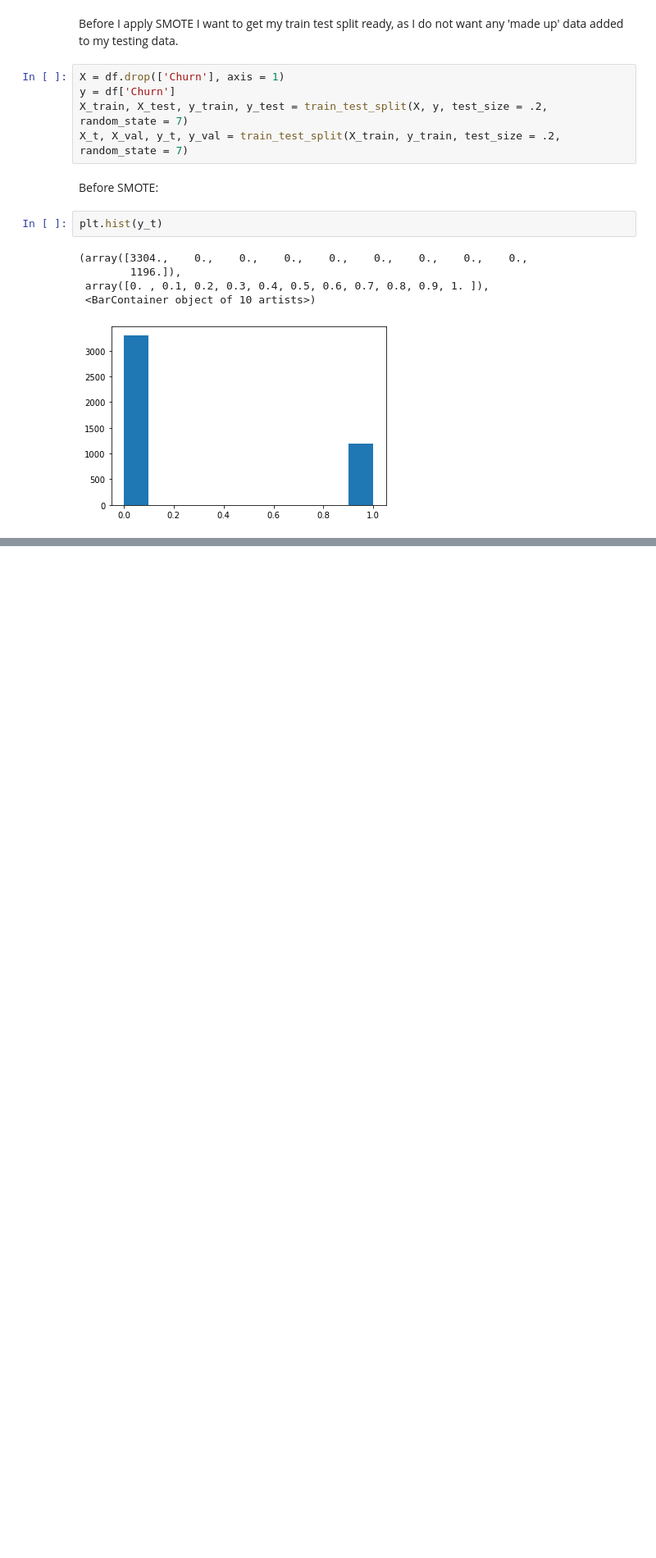
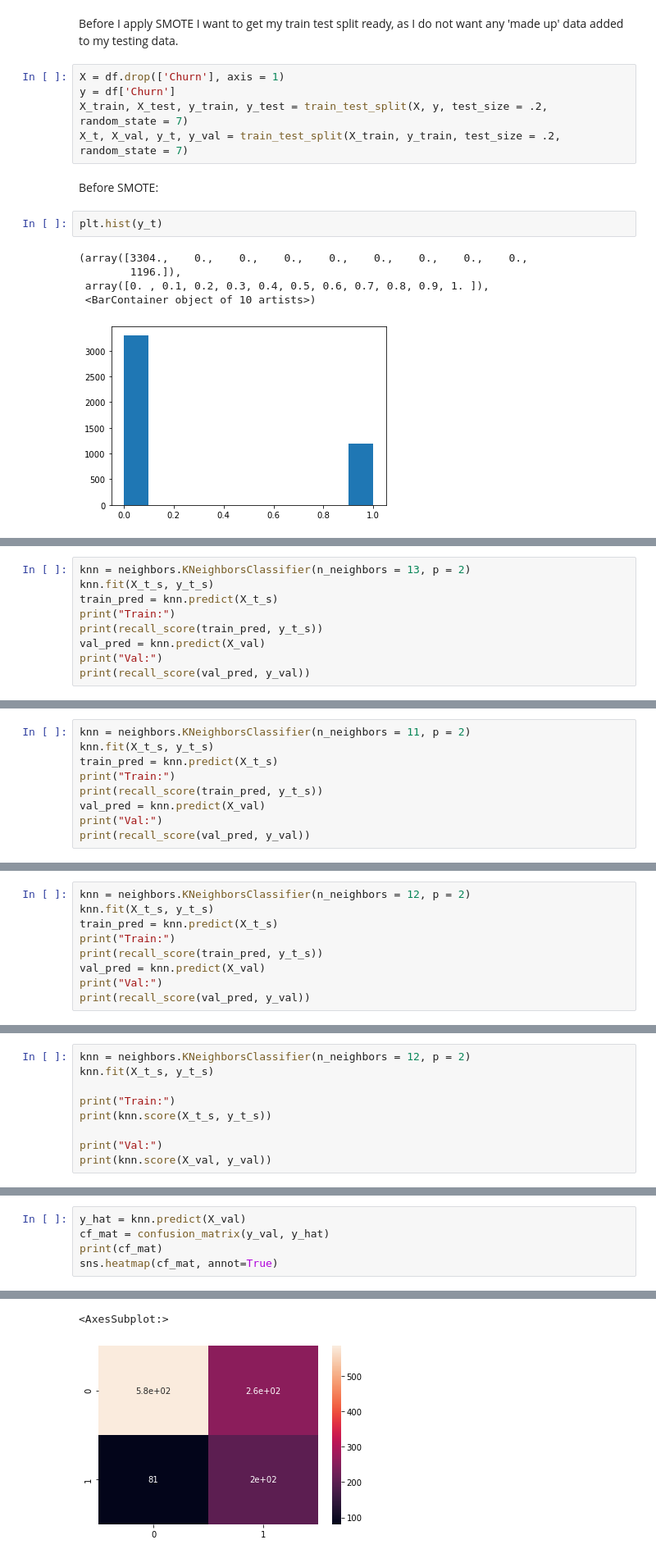
Before and after one commit to Booandlean/Telco_Customer_Churn-, a Jupyter notebook: Recall_modeling_plus_SMOTE.ipynb, the cells around one changed output, grey strips where cells are left out. Shown: that part at 82% size. Saved outputs shown, nothing was run; the diff lists cells and outputs as text; blank space fills up the shorter version.

```diff
--- a/Recall_modeling_plus_SMOTE.ipynb
+++ b/Recall_modeling_plus_SMOTE.ipynb
@@ -84,0 +171,9 @@ plt.hist(y_t)
+# %%
+knn = neighbors.KNeighborsClassifier(n_neighbors = 13, p = 2)
+knn.fit(X_t_s, y_t_s)
+train_pred = knn.predict(X_t_s)
+print("Train:")
+print(recall_score(train_pred, y_t_s))
+val_pred = knn.predict(X_val)
+print("Val:")
+print(recall_score(val_pred, y_val))
@@ -84,0 +185,9 @@ plt.hist(y_t)
+# %%
+knn = neighbors.KNeighborsClassifier(n_neighbors = 11, p = 2)
+knn.fit(X_t_s, y_t_s)
+train_pred = knn.predict(X_t_s)
+print("Train:")
+print(recall_score(train_pred, y_t_s))
+val_pred = knn.predict(X_val)
+print("Val:")
+print(recall_score(val_pred, y_val))
@@ -84,0 +199,9 @@ plt.hist(y_t)
+# %%
+knn = neighbors.KNeighborsClassifier(n_neighbors = 12, p = 2)
+knn.fit(X_t_s, y_t_s)
+train_pred = knn.predict(X_t_s)
+print("Train:")
+print(recall_score(train_pred, y_t_s))
+val_pred = knn.predict(X_val)
+print("Val:")
+print(recall_score(val_pred, y_val))
@@ -84,0 +213,9 @@ plt.hist(y_t)
+# %%
+knn = neighbors.KNeighborsClassifier(n_neighbors = 12, p = 2)
+knn.fit(X_t_s, y_t_s)
+
+print("Train:")
+print(knn.score(X_t_s, y_t_s))
+
+print("Val:")
+print(knn.score(X_val, y_val))
@@ -84,0 +227,6 @@ plt.hist(y_t)
+# %%
+y_hat = knn.predict(X_val)
+cf_mat = confusion_matrix(y_val, y_hat)
+print(cf_mat)
+sns.heatmap(cf_mat, annot=True)
+# %% [output]
@@ -84,0 +235,2 @@ plt.hist(y_t)
+<AxesSubplot:>
+[figure, added]
```
Also changed, not shown: parts of 47 cells of this notebook, 1 other file.
